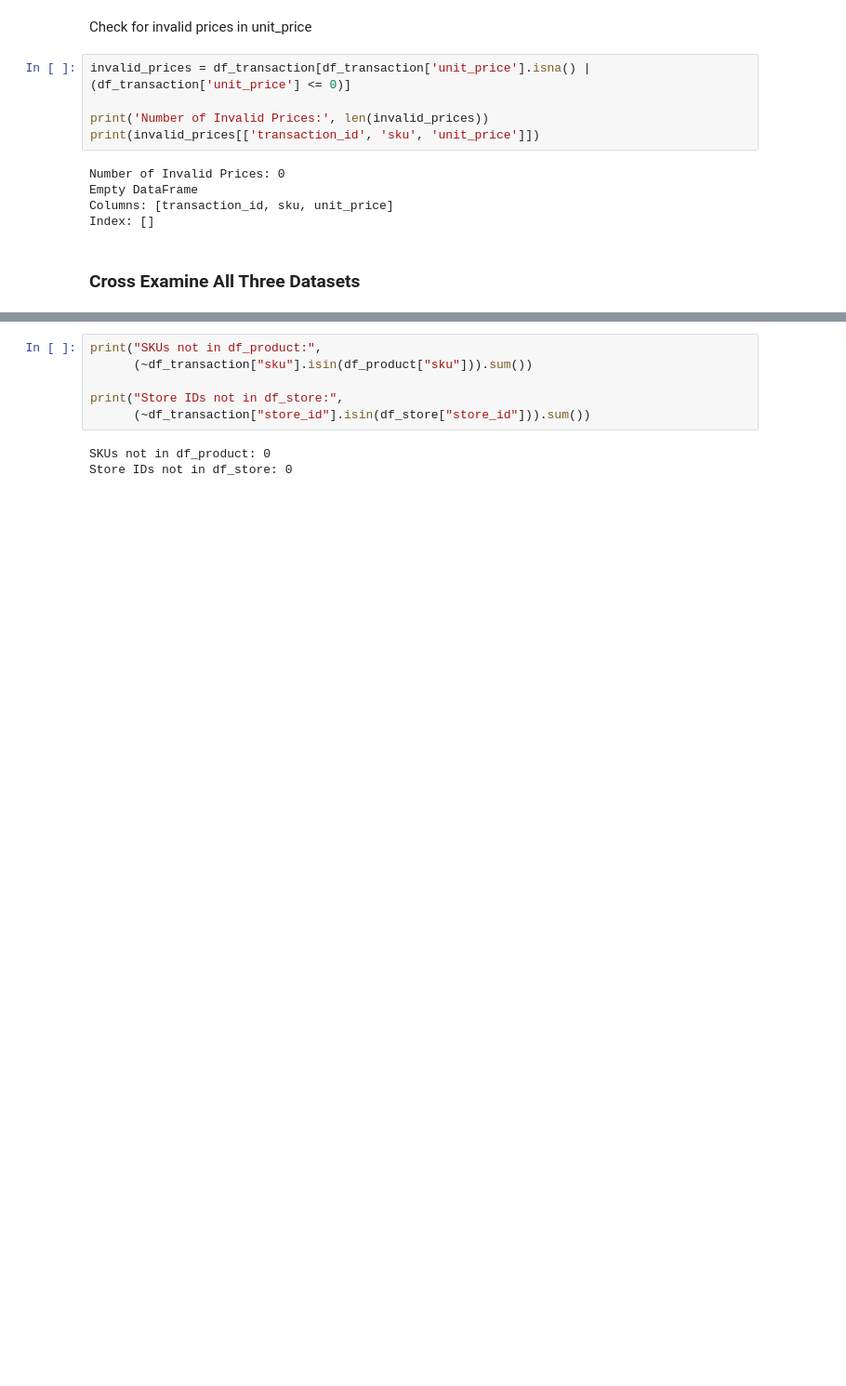
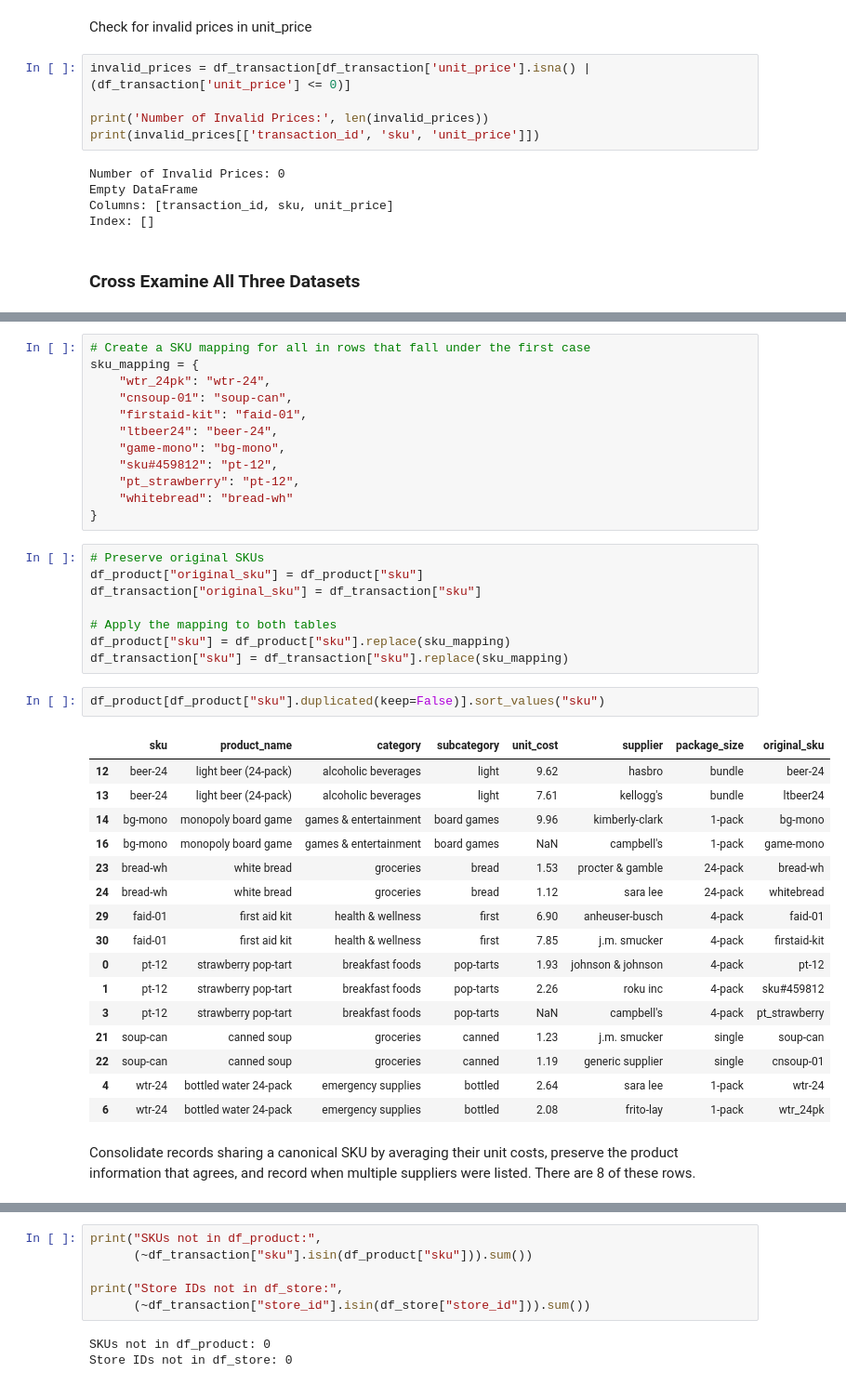
Before and after one commit to ekee7/walmart-hurricane-project, a Jupyter notebook: Walmart_Midterm_Notebook_(DS_2002).ipynb, the cells around one changed output, grey strips where cells are left out. Shown at 93% size. Saved outputs shown, nothing was run; the diff lists cells and outputs as text; blank space fills up the shorter version.

```diff
--- a/Walmart_Midterm_Notebook_(DS_2002).ipynb
+++ b/Walmart_Midterm_Notebook_(DS_2002).ipynb
@@ -727,0 +796,41 @@ Index: []
+# %%
+# Create a SKU mapping for all in rows that fall under the first case
+sku_mapping = {
+    "wtr_24pk": "wtr-24",
+    "cnsoup-01": "soup-can",
+    "firstaid-kit": "faid-01",
+    "ltbeer24": "beer-24",
+    "game-mono": "bg-mono",
+    "sku#459812": "pt-12",
+    "pt_strawberry": "pt-12",
+    "whitebread": "bread-wh"
+}
+# %%
+# Preserve original SKUs
+df_product["original_sku"] = df_product["sku"]
+df_transaction["original_sku"] = df_transaction["sku"]
+
+# Apply the mapping to both tables
+df_product["sku"] = df_product["sku"].replace(sku_mapping)
+df_transaction["sku"] = df_transaction["sku"].replace(sku_mapping)
+# %%
+df_product[df_product["sku"].duplicated(keep=False)].sort_values("sku")
+# %% [output]
+|  | sku | product_name | category | subcategory | unit_cost | supplier | package_size | original_sku |
+| 12 | beer-24 | light beer (24-pack) | alcoholic beverages | light | 9.62 | hasbro | bundle | beer-24 |
+| 13 | beer-24 | light beer (24-pack) | alcoholic beverages | light | 7.61 | kellogg's | bundle | ltbeer24 |
+| 14 | bg-mono | monopoly board game | games & entertainment | board games | 9.96 | kimberly-clark | 1-pack | bg-mono |
+| 16 | bg-mono | monopoly board game | games & entertainment | board games | NaN | campbell's | 1-pack | game-mono |
+| 23 | bread-wh | white bread | groceries | bread | 1.53 | procter & gamble | 24-pack | bread-wh |
+| 24 | bread-wh | white bread | groceries | bread | 1.12 | sara lee | 24-pack | whitebread |
+| 29 | faid-01 | first aid kit | health & wellness | first | 6.90 | anheuser-busch | 4-pack | faid-01 |
+| 30 | faid-01 | first aid kit | health & wellness | first | 7.85 | j.m. smucker | 4-pack | firstaid-kit |
+| 0 | pt-12 | strawberry pop-tart | breakfast foods | pop-tarts | 1.93 | johnson & johnson | 4-pack | pt-12 |
+| 1 | pt-12 | strawberry pop-tart | breakfast foods | pop-tarts | 2.26 | roku inc | 4-pack | sku#459812 |
+| 3 | pt-12 | strawberry pop-tart | breakfast foods | pop-tarts | NaN | campbell's | 4-pack | pt_strawberry |
+| 21 | soup-can | canned soup | groceries | canned | 1.23 | j.m. smucker | single | soup-can |
+| 22 | soup-can | canned soup | groceries | canned | 1.19 | generic supplier | single | cnsoup-01 |
+| 4 | wtr-24 | bottled water 24-pack | emergency supplies | bottled | 2.64 | sara lee | 1-pack | wtr-24 |
+| 6 | wtr-24 | bottled water 24-pack | emergency supplies | bottled | 2.08 | frito-lay | 1-pack | wtr_24pk |
+# %% [markdown]
+Consolidate records sharing a canonical SKU by averaging their unit costs, preserve the product information that agrees, and record when multiple suppliers were listed. There are 8 of these rows.
```
Also changed, not shown: parts of 54 cells of this notebook.
